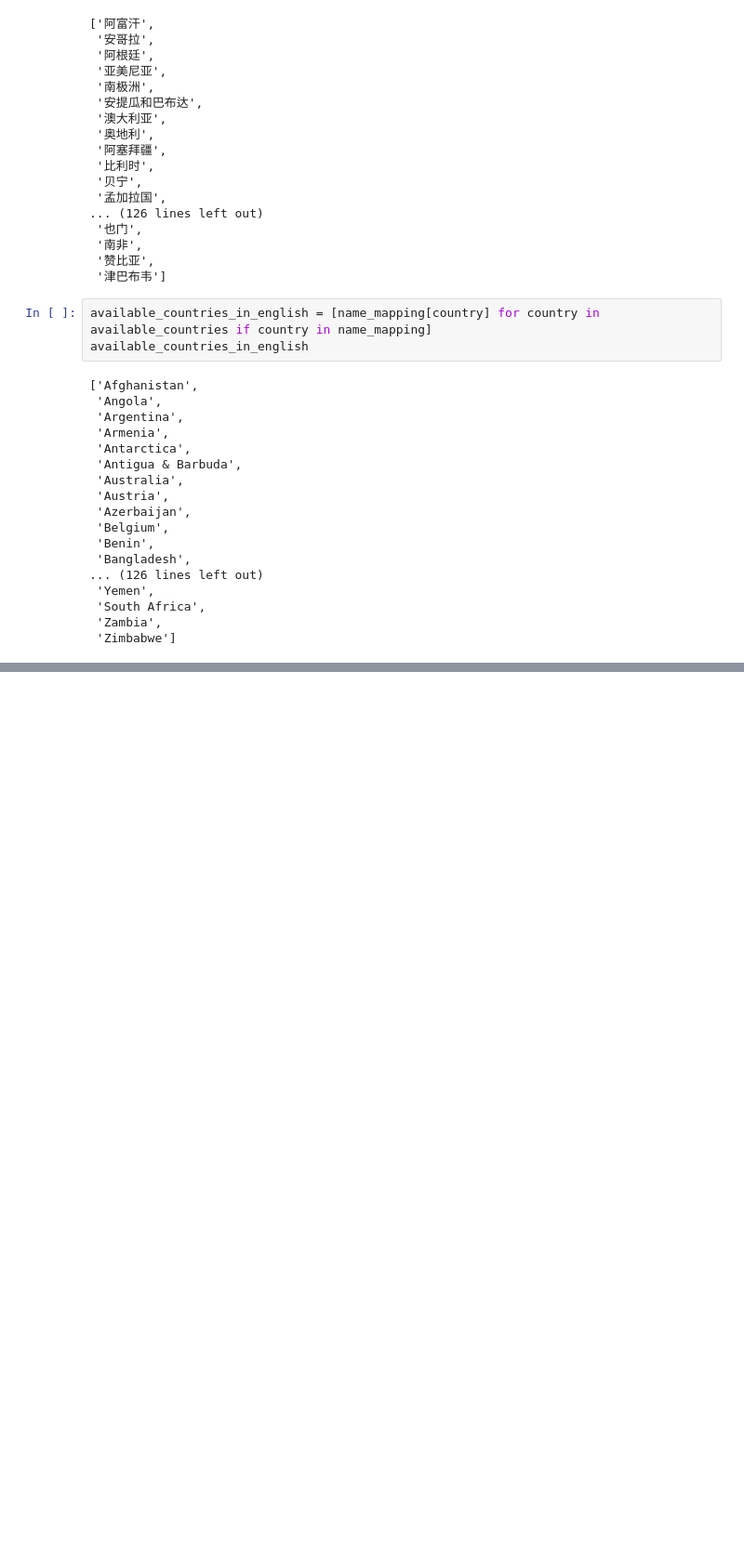
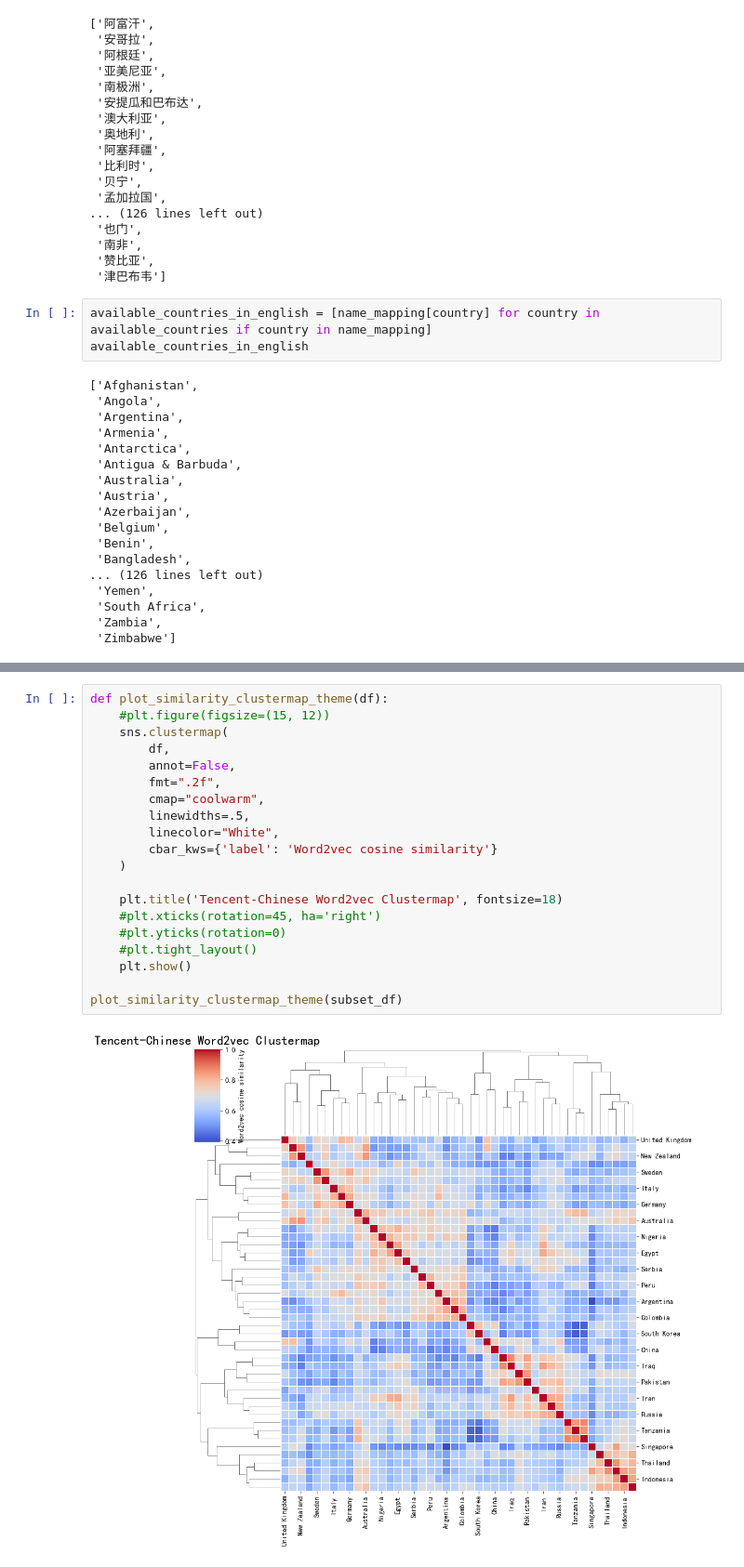
Before and after one commit to sclyde-ai/Natural_Language_Analysis, a Jupyter notebook: dongze_mao/test_dongze.ipynb, the cells around one changed output, grey strips where cells are left out. Shown at 93% size. Saved outputs shown, nothing was run; the diff lists cells and outputs as text; blank space fills up the shorter version.

```diff
--- a/dongze_mao/test_dongze.ipynb
+++ b/dongze_mao/test_dongze.ipynb
@@ -179,0 +283,22 @@ available_countries_in_english
+# %%
+def plot_similarity_clustermap_theme(df):
+    #plt.figure(figsize=(15, 12))
+    sns.clustermap(
+        df,
+        annot=False,
+        fmt=".2f",
+        cmap="coolwarm",
+        linewidths=.5,
+        linecolor="White",
+        cbar_kws={'label': 'Word2vec cosine similarity'}
+    )
+
+    plt.title('Tencent-Chinese Word2vec Clustermap', fontsize=18)
+    #plt.xticks(rotation=45, ha='right')
+    #plt.yticks(rotation=0)
+    #plt.tight_layout()
+    plt.show()
+
+plot_similarity_clustermap_theme(subset_df)
+# %% [output]
+[figure, added]
```
Also changed, not shown: parts of 8 cells of this notebook, 1 other file.
